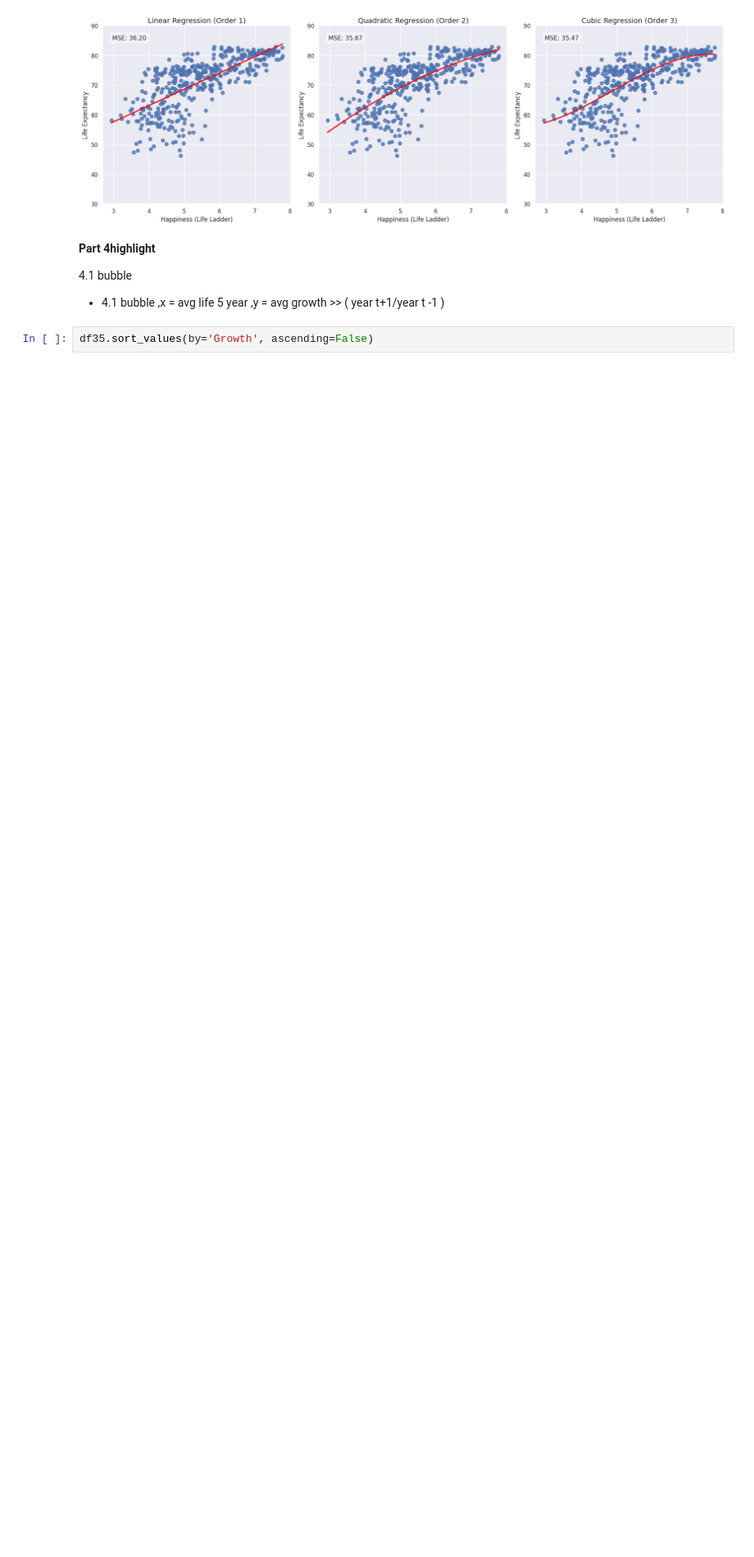
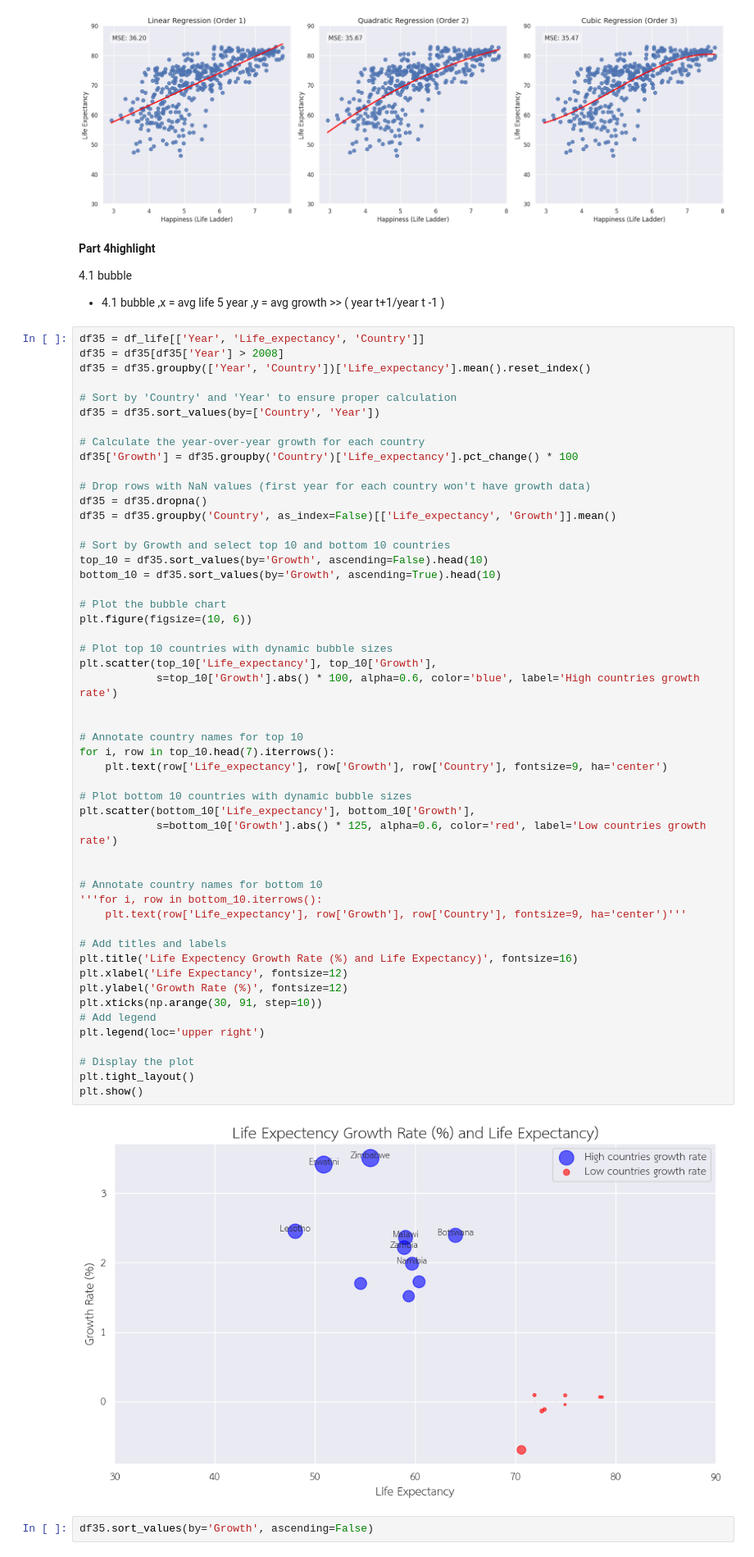
Before and after one commit to bwinna/mini_project_World-why-wealth, a Jupyter notebook: DADS5001_mid_project.ipynb, the cells around one changed output. Shown at 82% size. Drawn from its saved outputs; the diff is of its cells as text; blank space fills up the shorter version.

```diff
--- a/DADS5001_mid_project.ipynb
+++ b/DADS5001_mid_project.ipynb
@@ -674,6 +674,59 @@ plt.show()
 
 
 *   4.1 bubble ,x = avg life 5 year ,y = avg growth >> ( year t+1/year t -1 )
+# %%
+df35 = df_life[['Year', 'Life_expectancy', 'Country']]
+df35 = df35[df35['Year'] > 2008]
+df35 = df35.groupby(['Year', 'Country'])['Life_expectancy'].mean().reset_index()
+
+# Sort by 'Country' and 'Year' to ensure proper calculation
+df35 = df35.sort_values(by=['Country', 'Year'])
+
+# Calculate the year-over-year growth for each country
+df35['Growth'] = df35.groupby('Country')['Life_expectancy'].pct_change() * 100
+
+# Drop rows with NaN values (first year for each country won't have growth data)
+df35 = df35.dropna()
+df35 = df35.groupby('Country', as_index=False)[['Life_expectancy', 'Growth']].mean()
+
+# Sort by Growth and select top 10 and bottom 10 countries
+top_10 = df35.sort_values(by='Growth', ascending=False).head(10)
+bottom_10 = df35.sort_values(by='Growth', ascending=True).head(10)
+
+# Plot the bubble chart
+plt.figure(figsize=(10, 6))
+
+# Plot top 10 countries with dynamic bubble sizes
+plt.scatter(top_10['Life_expectancy'], top_10['Growth'],
+            s=top_10['Growth'].abs() * 100, alpha=0.6, color='blue', label='High countries growth rate')
+
+
+# Annotate country names for top 10
+for i, row in top_10.head(7).iterrows():
+    plt.text(row['Life_expectancy'], row['Growth'], row['Country'], fontsize=9, ha='center')
+
+# Plot bottom 10 countries with dynamic bubble sizes
+plt.scatter(bottom_10['Life_expectancy'], bottom_10['Growth'],
+            s=bottom_10['Growth'].abs() * 125, alpha=0.6, color='red', label='Low countries growth rate')
+
+
+# Annotate country names for bottom 10
+'''for i, row in bottom_10.iterrows():
+    plt.text(row['Life_expectancy'], row['Growth'], row['Country'], fontsize=9, ha='center')'''
+
+# Add titles and labels
+plt.title('Life Expectency Growth Rate (%) and Life Expectancy)', fontsize=16)
+plt.xlabel('Life Expectancy', fontsize=12)
+plt.ylabel('Growth Rate (%)', fontsize=12)
+plt.xticks(np.arange(30, 91, step=10))
+# Add legend
+plt.legend(loc='upper right')
+
+# Display the plot
+plt.tight_layout()
+plt.show()
+# %% [output]
+[figure, added]
 # %%
 df35.sort_values(by='Growth', ascending=False)
 # %% [output]
```
